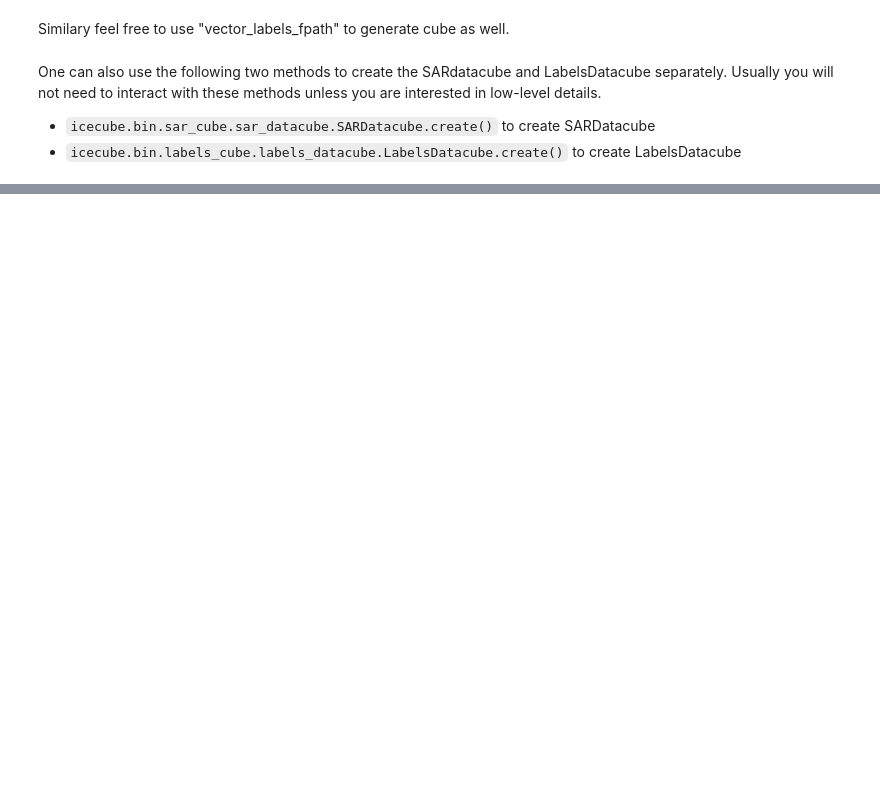
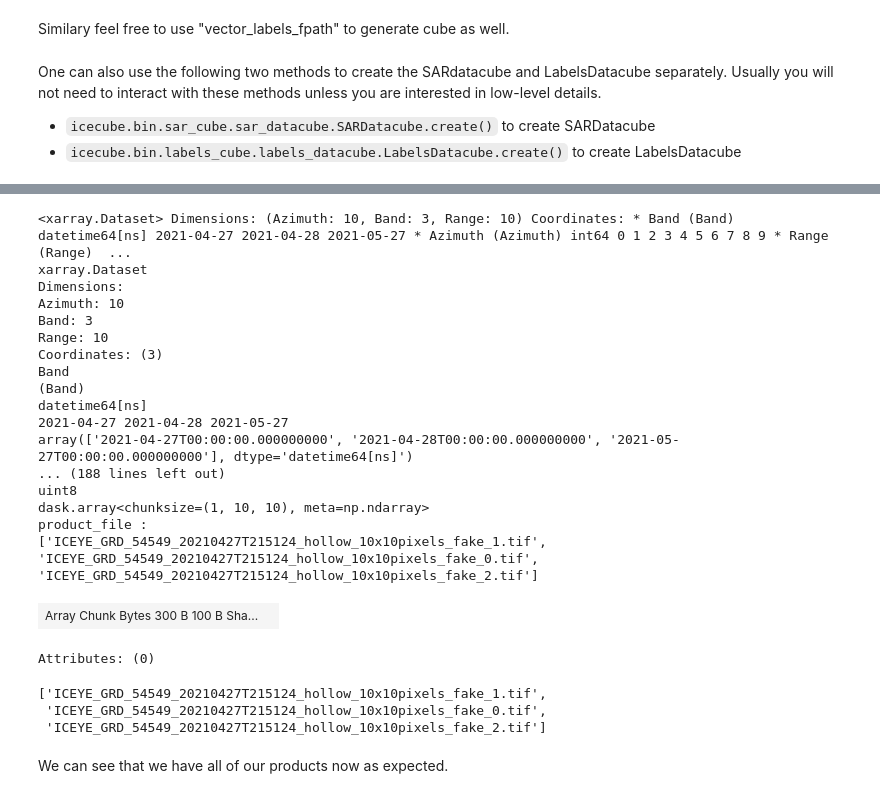
Before and after one commit to iceye-ltd/icecube, a Jupyter notebook: docs/examples/Ex3_CreatingDatacube.ipynb, the cells around one changed output, grey strips where cells are left out. Drawn from its saved outputs; the diff is of its cells as text; code cells hidden in the pictures; blank space fills up the shorter version.

Commit message:
Cube configuration detailed demo section added to Ex3

```diff
--- a/docs/examples/Ex3_CreatingDatacube.ipynb
+++ b/docs/examples/Ex3_CreatingDatacube.ipynb
@@ -11,10 +13,10 @@ from pathlib import Path
 from icecube.bin.generate_cube import IceyeProcessGenerateCube
 # %%
 # set paths for the demo
-package_abspath = str(Path(icecube.__file__).parent.parent)
-resource_dir = os.path.join(package_abspath, "tests/resources")
+icecube_abspath = str(Path(icecube.__file__).parent.parent)
+resource_dir = os.path.join(icecube_abspath, "tests/resources")
 grd_dir = os.path.join(resource_dir, "grd_stack/")
-cube_save_path = os.path.join(package_abspath, "icecube/dataset/temp/my_awesome_cube.nc")
+cube_save_path = os.path.join(icecube_abspath, "icecube/dataset/temp/my_awesome_cube.nc")
 Path(str(Path(cube_save_path).parent)).mkdir(parents=True, exist_ok=True)
 
 vector_labels_fpath = os.path.join(resource_dir, "labels/dummy_vector_labels.json")
@@ -165,0 +323,18 @@ One can also use the following two methods to create the SARdatacube and LabelsD
+# %%
+# let's use the same configuration except we will set temporal_resolution to be 1 in our configuration.
+
+cube_config_fpath = os.path.join(icecube_abspath, "icecube/dataset/temp/sample_config.json")
+cube_config_dic = {}
+cube_config_dic['start_date'] = "20210425"
+cube_config_dic['end_date'] = "20210530"
+cube_config_dic['temporal_overlap'] = 1 # 1 is True, 0 is False
+
+with open(cube_config_fpath, 'w') as outfile:
+    json.dump(cube_config_dic, outfile)
+
+# if you take a look, this is how our configuration file looks like:
+#{"start_date": "20210425", "end_date": "20210530", "temporal_overlap": 1}
+# %%
+dc = IceyeProcessGenerateCube.create_cube(
+    grd_dir, cube_config_fpath, masks_labels_fpath
+)
@@ -165,0 +346,30 @@ One can also use the following two methods to create the SARdatacube and LabelsD
+# %%
+dc.xrdataset
+# %% [output]
+<xarray.Dataset> Dimensions: (Azimuth: 10, Band: 3, Range: 10) Coordinates: * Band (Band) datetime64[ns] 2021-04-27 2021-04-28 2021-05-27 * Azimuth (Azimuth) int64 0 1 2 3 4 5 6 7 8 9 * Range (Range)  ...
+xarray.Dataset
+Dimensions:
+Azimuth: 10
+Band: 3
+Range: 10
+Coordinates: (3)
+Band
+(Band)
+datetime64[ns]
+2021-04-27 2021-04-28 2021-05-27
+array(['2021-04-27T00:00:00.000000000', '2021-04-28T00:00:00.000000000', '2021-05-27T00:00:00.000000000'], dtype='datetime64[ns]')
+... (188 lines left out)
+uint8
+dask.array<chunksize=(1, 10, 10), meta=np.ndarray>
+product_file :
+['ICEYE_GRD_54549_20210427T215124_hollow_10x10pixels_fake_1.tif', 'ICEYE_GRD_54549_20210427T215124_hollow_10x10pixels_fake_0.tif', 'ICEYE_GRD_54549_20210427T215124_hollow_10x10pixels_fake_2.tif']
+| Array Chunk Bytes 300 B 100 B Sha... |  |
+Attributes: (0)
+# %%
+dc.xrdataset["Intensity"].attrs["product_file"]
+# %% [output]
+['ICEYE_GRD_54549_20210427T215124_hollow_10x10pixels_fake_1.tif',
+ 'ICEYE_GRD_54549_20210427T215124_hollow_10x10pixels_fake_0.tif',
+ 'ICEYE_GRD_54549_20210427T215124_hollow_10x10pixels_fake_2.tif']
+# %% [markdown]
+We can see that we have all of our products now as expected.
```
Also changed, not shown: parts of 36 cells of this notebook, 2 other files.
